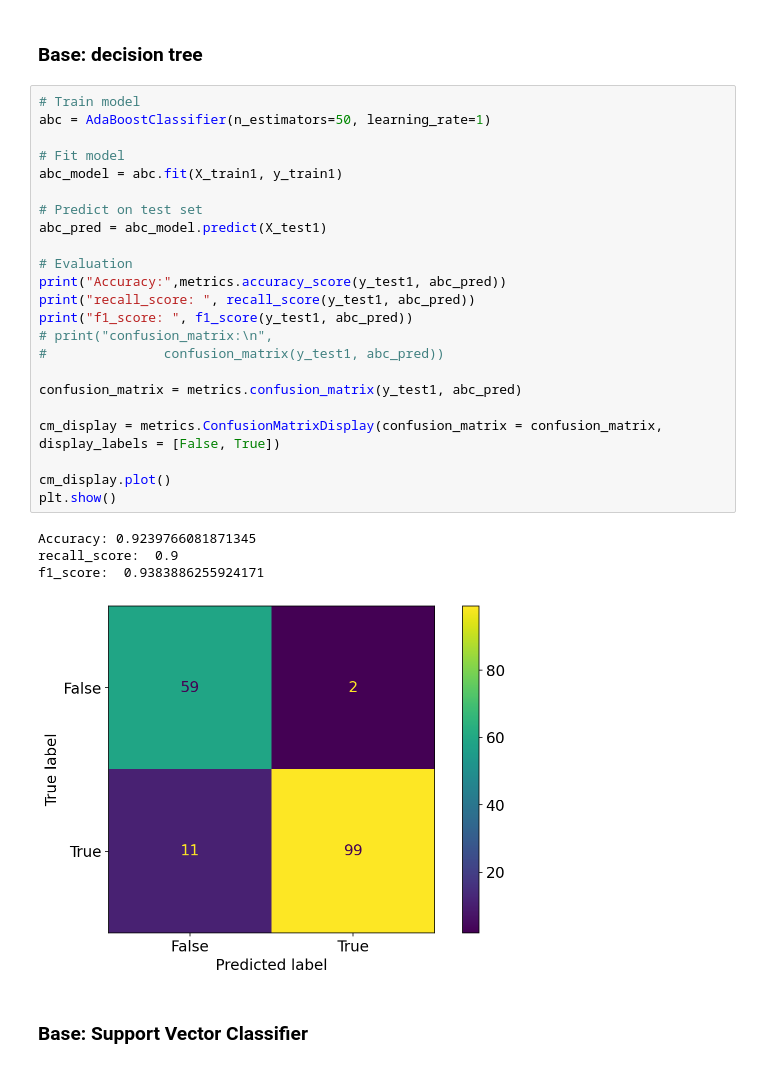
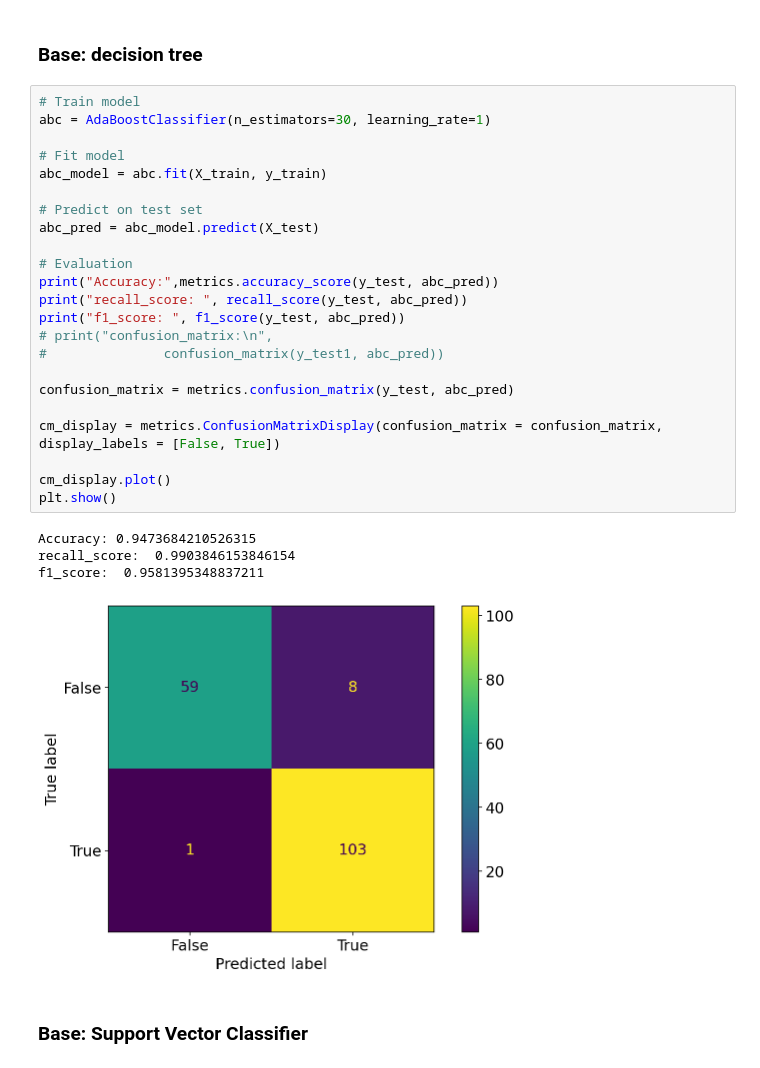
Before and after one commit to xxxxxxxxxie/509_Project, a Jupyter notebook: 509_project.ipynb, the cells around one changed output. Saved outputs shown, nothing was run; the diff lists cells and outputs as text.

Commit message:
change number of tree
ada boost with decision tree get the best result

```diff
--- a/509_project.ipynb
+++ b/509_project.ipynb
@@ -739,32 +739,32 @@ After removing the least important features, the accuracy increased. This is bec
 ### Base: decision tree
 # %%
 # Train model
-abc = AdaBoostClassifier(n_estimators=50, learning_rate=1)
+abc = AdaBoostClassifier(n_estimators=30, learning_rate=1)
 
 # Fit model
-abc_model = abc.fit(X_train1, y_train1)
+abc_model = abc.fit(X_train, y_train)
 
 # Predict on test set
-abc_pred = abc_model.predict(X_test1)
+abc_pred = abc_model.predict(X_test)
 
 # Evaluation
-print("Accuracy:",metrics.accuracy_score(y_test1, abc_pred))
-print("recall_score: ", recall_score(y_test1, abc_pred))
-print("f1_score: ", f1_score(y_test1, abc_pred))
+print("Accuracy:",metrics.accuracy_score(y_test, abc_pred))
+print("recall_score: ", recall_score(y_test, abc_pred))
+print("f1_score: ", f1_score(y_test, abc_pred))
 # print("confusion_matrix:\n",
 #               confusion_matrix(y_test1, abc_pred))
 
-confusion_matrix = metrics.confusion_matrix(y_test1, abc_pred)
+confusion_matrix = metrics.confusion_matrix(y_test, abc_pred)
 
 cm_display = metrics.ConfusionMatrixDisplay(confusion_matrix = confusion_matrix, display_labels = [False, True])
 
 cm_display.plot()
 plt.show()
 # %% [output]
-Accuracy: 0.9239766081871345
-recall_score:  0.9
-f1_score:  0.9383886255924171
+Accuracy: 0.9473684210526315
+recall_score:  0.9903846153846154
+f1_score:  0.9581395348837211
-[figure, old version]
+[figure, new version]
 # %% [markdown]
 ### Base: Support Vector Classifier
 # %%
```
Also changed, not shown: parts of 10 cells of this notebook.
